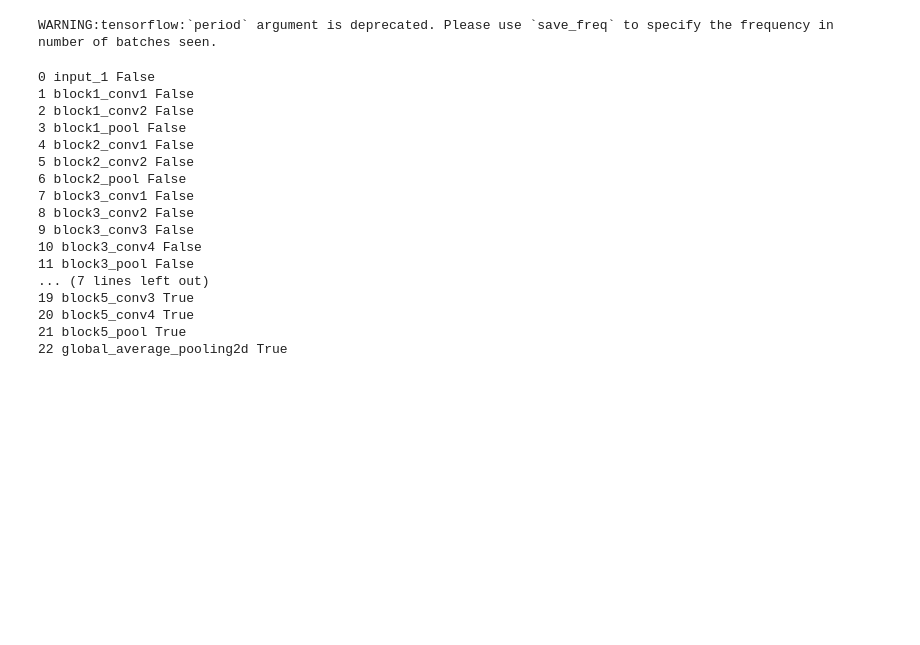
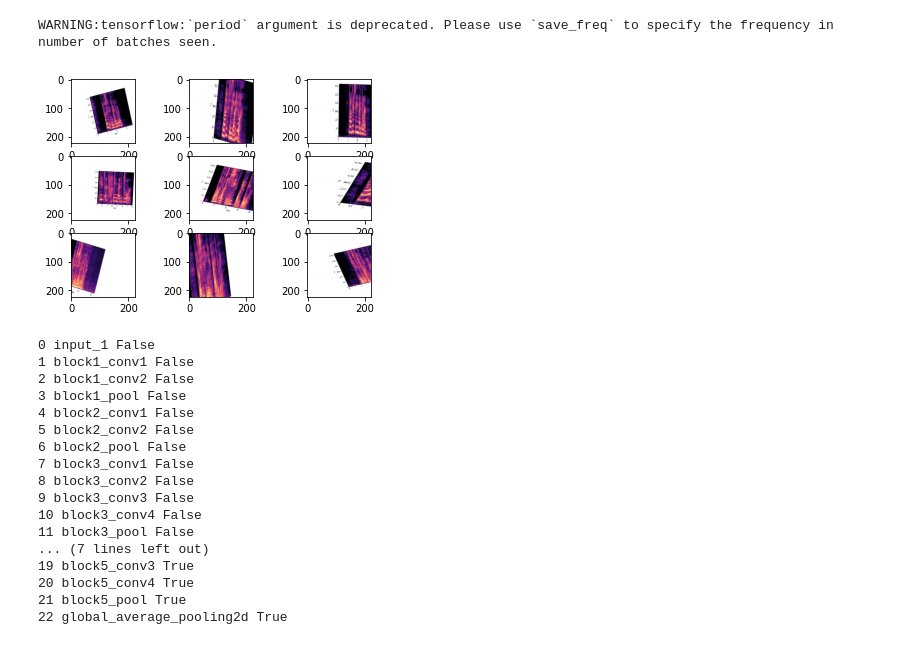
Before and after one commit to mkosaka1/Speech_Emotion_Recognition, a Jupyter notebook: 3. Transfer_Learning - Initial_Model.ipynb, the cells around one changed output. Cells and saved outputs as stored; diff of their text form; code cells hidden in the pictures; blank space fills up the shorter version.

```diff
--- a/3. Transfer_Learning - Initial_Model.ipynb
+++ b/3. Transfer_Learning - Initial_Model.ipynb
@@ -1288,6 +1258,19 @@ lr_reduce = ReduceLROnPlateau(monitor='val_acc',
 checkpoint = ModelCheckpoint("vgg19augm20.h5", monitor='val_acc', verbose=1, save_best_only=True, save_weights_only=False, mode='auto', period=1)
 # %% [output]
 WARNING:tensorflow:`period` argument is deprecated. Please use `save_freq` to specify the frequency in number of batches seen.
+# %%
+img_rows, img_cols = 224, 224
+
+for x, y in train_datagen.flow(X_train, y_train, batch_size=9):
+    # Show the first 9 images
+    for i in range(0, 9):
+        pyplot.subplot(330 + 1 + i)
+        pyplot.imshow(x[i].reshape(img_rows, img_cols, 3))
+    # show the plot
+    pyplot.show()
+    break
+# %% [output]
+[figure, added]
 # %%
 for layer in conv_base.layers[:12]:
     layer.trainable = False
```
Also changed, not shown: parts of 23 cells of this notebook.
